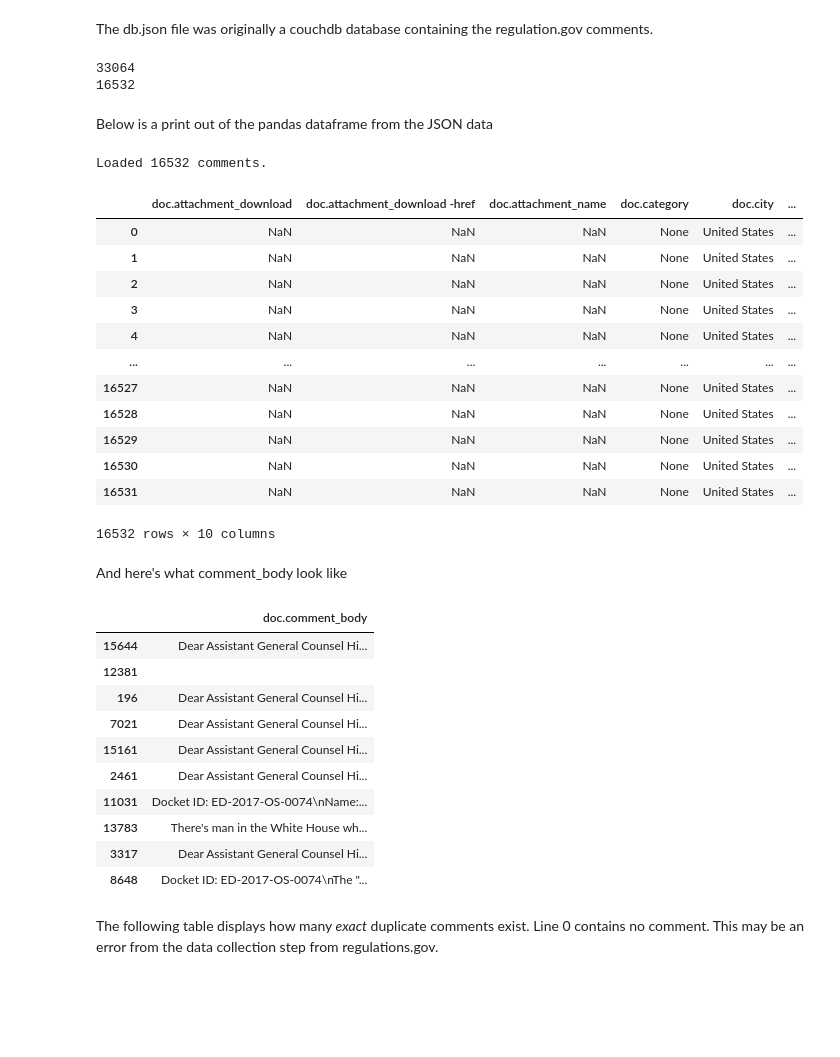
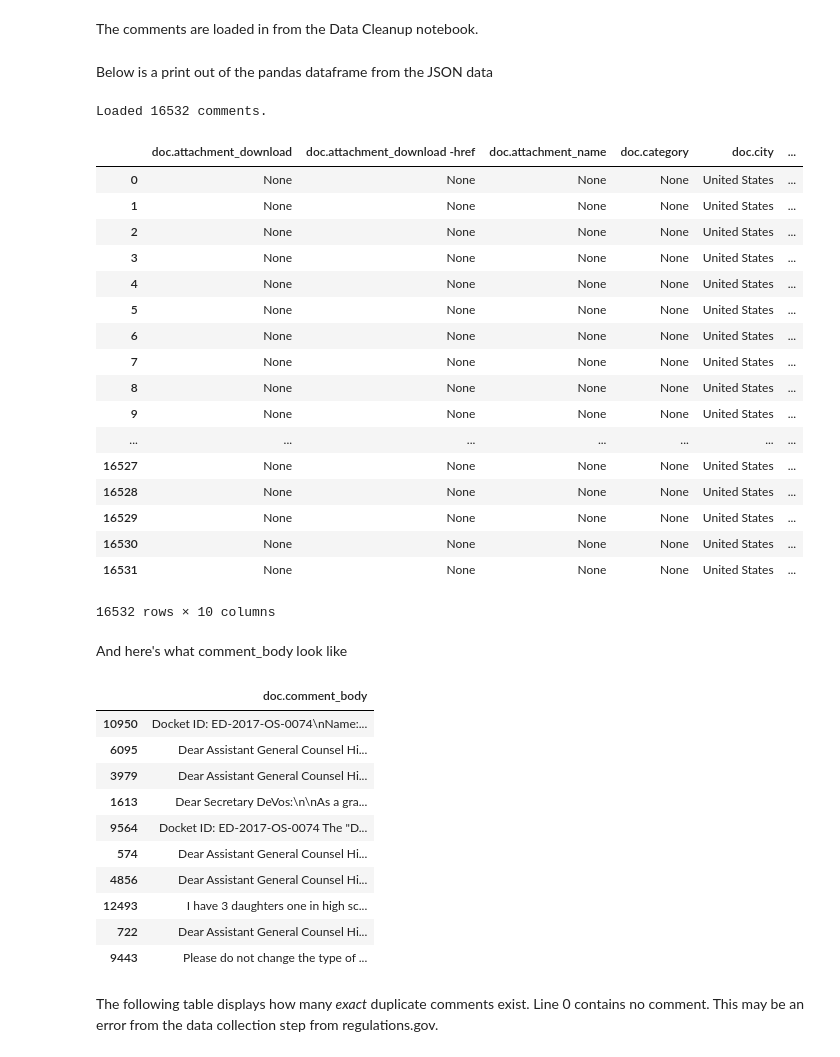
Before and after one commit to Nishnha/Title-IX-Call-for-Comments-Analysis, a Jupyter notebook: Title IX Meta Analysis.ipynb, the cells around one changed output. Saved outputs shown, nothing was run; the diff lists cells and outputs as text; code cells hidden in the pictures; blank space fills up the shorter version.

Commit message:
Imports dataset from data/comments_cleaned.json

```diff
--- a/Title IX Meta Analysis.ipynb
+++ b/Title IX Meta Analysis.ipynb
@@ -10,42 +7,33 @@ from pandas.io.json import json_normalize
 import folium
 from folium import plugins
-# %% [markdown]
-The db.json file was originally a couchdb database containing the regulation.gov comments.
-# %%
-dbfile = './data/db2.json'
-json_data = json.load(open(dbfile))
-data = json_normalize(json_data)
-print(len(data))
-
-data = data.iloc[::2] #remove every other entry (because of data collection issues)
-print(len(data))
-# data.drop_duplicates(subset='doc._rev', inplace=True) #remove exact duplicates
-data.reset_index(drop=True, inplace=True) #reindex the dataframe
-data.drop(labels=['doc._id', 'doc._rev', 'id', 'key', 'value.rev'], inplace=True, axis='columns')
-# %% [output]
-33064
-16532
+# %% [markdown]
+The comments are loaded in from the Data Cleanup notebook.
+# %%
+data = pandas.read_json('./data/comments_cleaned.json', orient='records', dtype='false')
 # %% [markdown]
 Below is a print out of the pandas dataframe from the JSON data
 # %%
 print("Loaded %d comments." % len(data))
-
-with pandas.option_context('display.max_rows', 10, 'display.max_columns', 14):
-    display(data)
+display(data)
 # %% [output]
 Loaded 16532 comments.
 |  | doc.attachment_download | doc.attachment_download -href | doc.attachment_name | doc.category | doc.city | ... |
-| 0 | NaN | NaN | NaN | None | United States | ... |
-| 1 | NaN | NaN | NaN | None | United States | ... |
-| 2 | NaN | NaN | NaN | None | United States | ... |
-| 3 | NaN | NaN | NaN | None | United States | ... |
-| 4 | NaN | NaN | NaN | None | United States | ... |
+| 0 | None | None | None | None | United States | ... |
+| 1 | None | None | None | None | United States | ... |
+| 2 | None | None | None | None | United States | ... |
+| 3 | None | None | None | None | United States | ... |
+| 4 | None | None | None | None | United States | ... |
+| 5 | None | None | None | None | United States | ... |
+| 6 | None | None | None | None | United States | ... |
+| 7 | None | None | None | None | United States | ... |
+| 8 | None | None | None | None | United States | ... |
+| 9 | None | None | None | None | United States | ... |
 | ... | ... | ... | ... | ... | ... | ... |
-| 16527 | NaN | NaN | NaN | None | United States | ... |
-| 16528 | NaN | NaN | NaN | None | United States | ... |
-| 16529 | NaN | NaN | NaN | None | United States | ... |
-| 16530 | NaN | NaN | NaN | None | United States | ... |
-| 16531 | NaN | NaN | NaN | None | United States | ... |
+| 16527 | None | None | None | None | United States | ... |
+| 16528 | None | None | None | None | United States | ... |
+| 16529 | None | None | None | None | United States | ... |
+| 16530 | None | None | None | None | United States | ... |
+| 16531 | None | None | None | None | United States | ... |
 16532 rows × 10 columns
 # %% [markdown]
 And here's what comment_body look like
@@ -54,16 +42,16 @@ with pandas.option_context('display.max_colwidth', 5000):
     display(data[['doc.comment_body']].sample(10))
 # %% [output]
 |  | doc.comment_body |
-| 15644 | Dear Assistant General Counsel Hi... |
-| 12381 |  |
-| 196 | Dear Assistant General Counsel Hi... |
-| 7021 | Dear Assistant General Counsel Hi... |
-| 15161 | Dear Assistant General Counsel Hi... |
-| 2461 | Dear Assistant General Counsel Hi... |
-| 11031 | Docket ID: ED-2017-OS-0074\nName:... |
-| 13783 | There's man in the White House wh... |
-| 3317 | Dear Assistant General Counsel Hi... |
-| 8648 | Docket ID: ED-2017-OS-0074\nThe "... |
+| 10950 | Docket ID: ED-2017-OS-0074\nName:... |
+| 6095 | Dear Assistant General Counsel Hi... |
+| 3979 | Dear Assistant General Counsel Hi... |
+| 1613 | Dear Secretary DeVos:\n\nAs a gra... |
+| 9564 | Docket ID: ED-2017-OS-0074 The "D... |
+| 574 | Dear Assistant General Counsel Hi... |
+| 4856 | Dear Assistant General Counsel Hi... |
+| 12493 | I have 3 daughters one in high sc... |
+| 722 | Dear Assistant General Counsel Hi... |
+| 9443 | Please do not change the type of ... |
 # %% [markdown]
 The following table displays how many *exact* duplicate comments exist.
 Line 0 contains no comment. This may be an error from the data collection step from regulations.gov.
```
Also changed, not shown: parts of 2 cells of this notebook, 1 other file.
